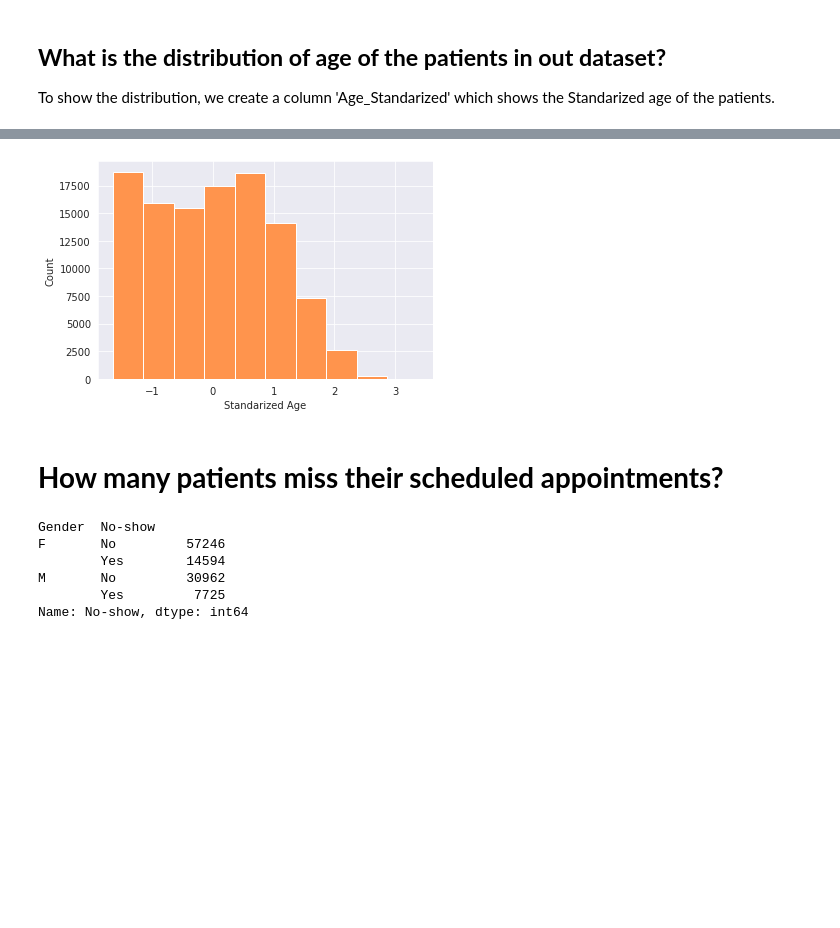
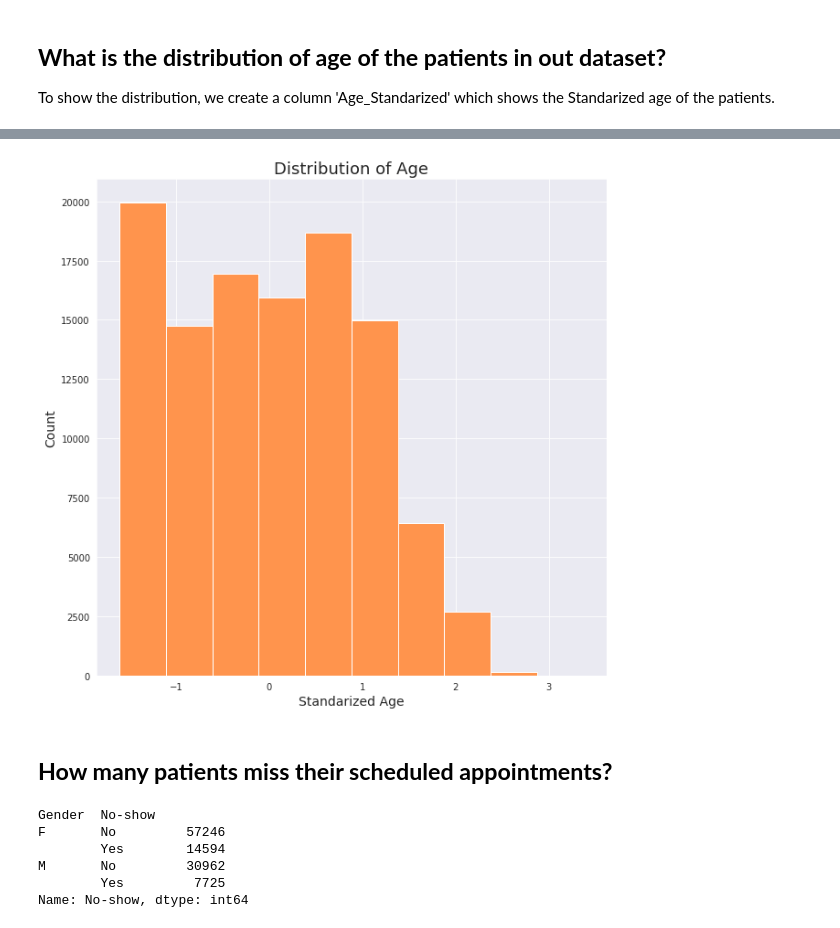
Before and after one commit to Gauravsaha-97/Exploratory_Data_Analysis, a Jupyter notebook: Udacity.ipynb, the cells around one changed output, grey strips where cells are left out. Saved outputs shown, nothing was run; the diff lists cells and outputs as text; code cells hidden in the pictures; blank space fills up the shorter version.

```diff
--- a/Udacity.ipynb
+++ b/Udacity.ipynb
@@ -43,0 +66,3 @@ appointment_dataset.head()
+# %%
+appointment_dataset['Age'] = appointment_dataset['Age'].apply(lambda x: 0 if x<0 else x)
+appointment_dataset['Age']<0
@@ -161,0 +203,9 @@ plt.show()
+# %%
+# Single Variablw Analysis
+sns.set_style('darkgrid')
+plt.figure(figsize = (8,8))
+sns.countplot(x='SMS_received', data=appointment_dataset)
+plt.xlabel('SMS received', fontsize=14)
+plt.ylabel('Patient Count', fontsize=14)
+plt.title('Distribution of SMS Reveived/Not Received', fontsize = 18)
+plt.show()
@@ -209,15 +262,18 @@ appointment_dataset.head()
 | 3 | F | 2016-04-29 17:29:31+00:00 | 2016-04-29 00:00:00+00:00 | 8 | PONTAL DE CAMBURI | 0 | 0 | 0 | ... |
 | 4 | F | 2016-04-29 16:07:23+00:00 | 2016-04-29 00:00:00+00:00 | 56 | JARDIM DA PENHA | 0 | 1 | 1 | ... |
 # %%
-# Distribution of ages
+# Distribution of ages (Single Variable Analysis)
+sns.set_style('darkgrid')
+plt.figure(figsize = (10,10))
 appointment_dataset['Age_Standarized'].hist(color='#ff944d')
-plt.xlabel('Standarized Age')
-plt.ylabel('Count')
+plt.xlabel('Standarized Age', fontsize=14)
+plt.ylabel('Count', fontsize=14)
+plt.title('Distribution of Age', fontsize=18)
 plt.show()
 # %% [output]
-[figure, old version]
+[figure, new version]
 # %% [markdown]
-# <b>How many patients miss their scheduled appointments?</b>
+## <b>How many patients miss their scheduled appointments?</b>
 # %%
 appointment_miss = appointment_dataset.groupby('Gender')['No-show'].value_counts()
 appointment_miss
```
Also changed, not shown: parts of 25 cells of this notebook.
